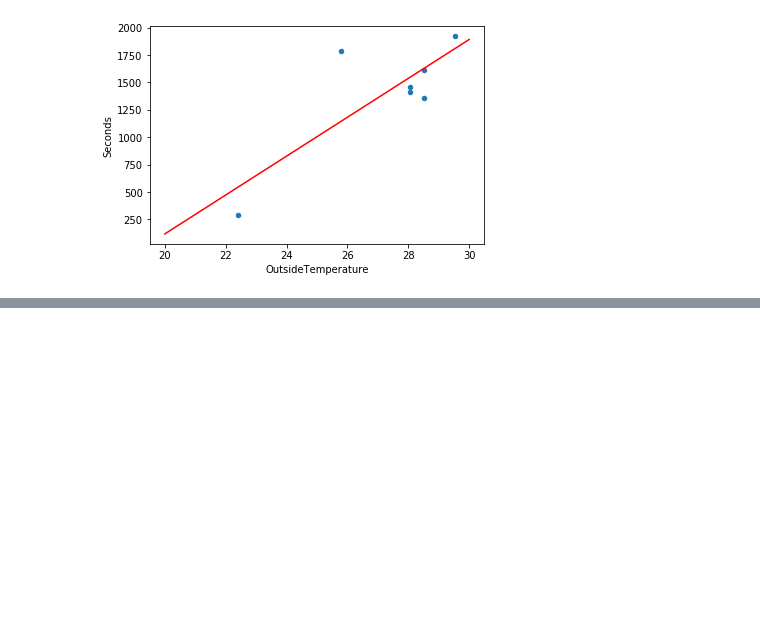
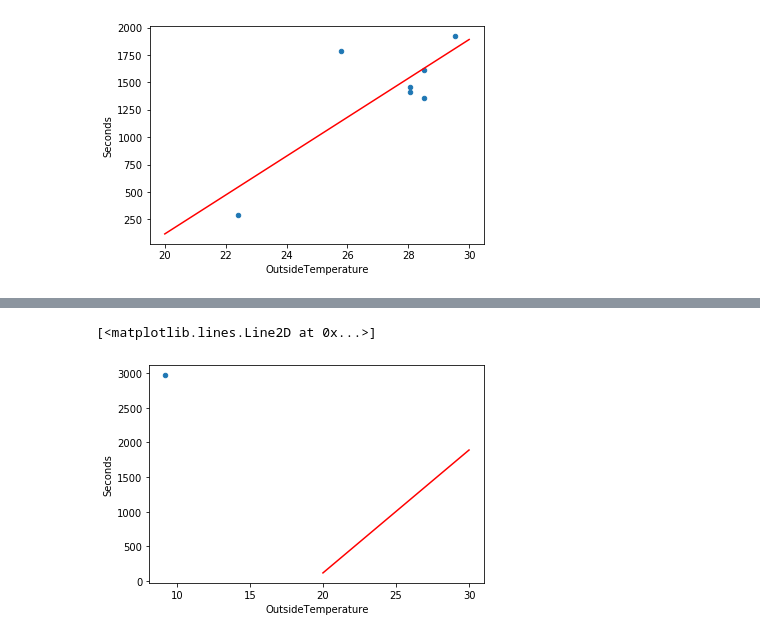
Before and after one commit to UNCG-CSE/Volvo_Truck_Analytics, a Jupyter notebook: src/IdealTimeTemp.ipynb, the cells around one changed output, grey strips where cells are left out. Drawn from its saved outputs; the diff is of its cells as text; code cells hidden in the pictures; blank space fills up the shorter version.

```diff
--- a/src/IdealTimeTemp.ipynb
+++ b/src/IdealTimeTemp.ipynb
@@ -255,0 +301,7 @@ plt.plot(predict_val, preds, c='red')
+# %%
+df_data.plot(kind='scatter', x='OutsideTemperature', y='Seconds')
+
+plt.plot(predict_val, preds, c='red')
+# %% [output]
+[<matplotlib.lines.Line2D at 0x...>]
+[figure, added]
```
Also changed, not shown: parts of 10 cells of this notebook.
